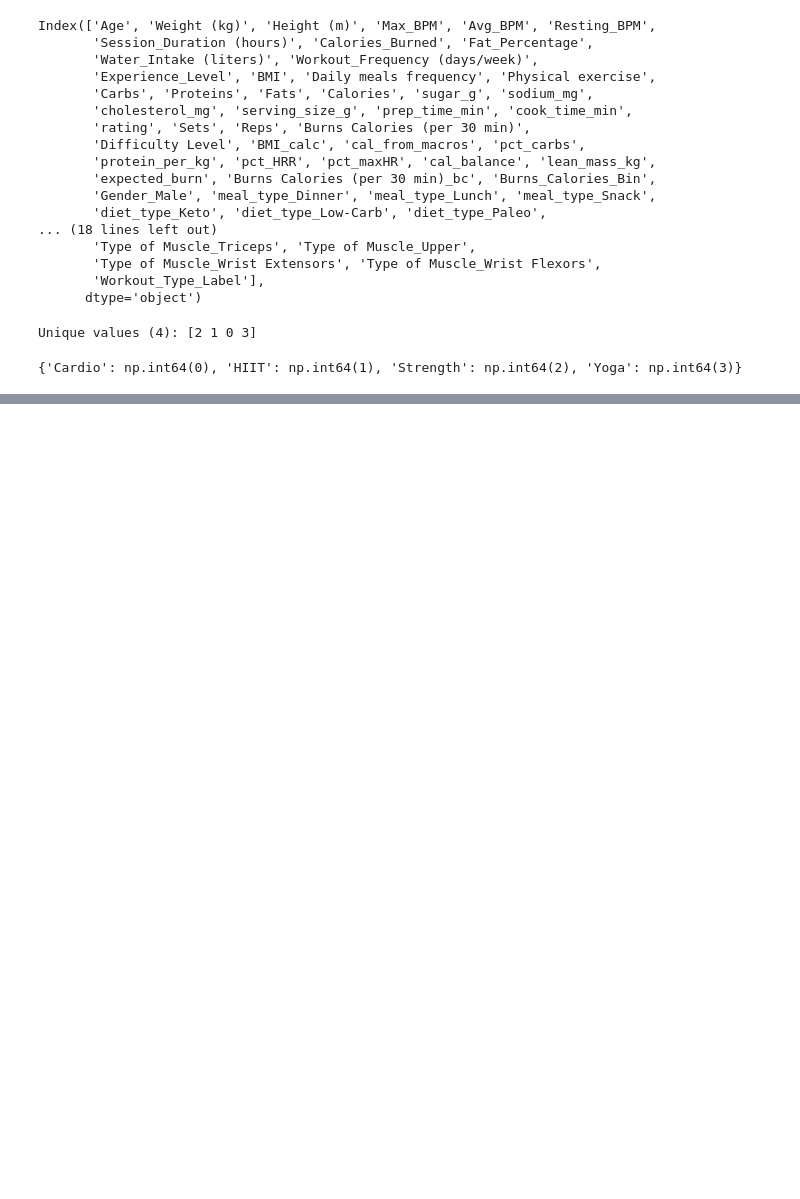
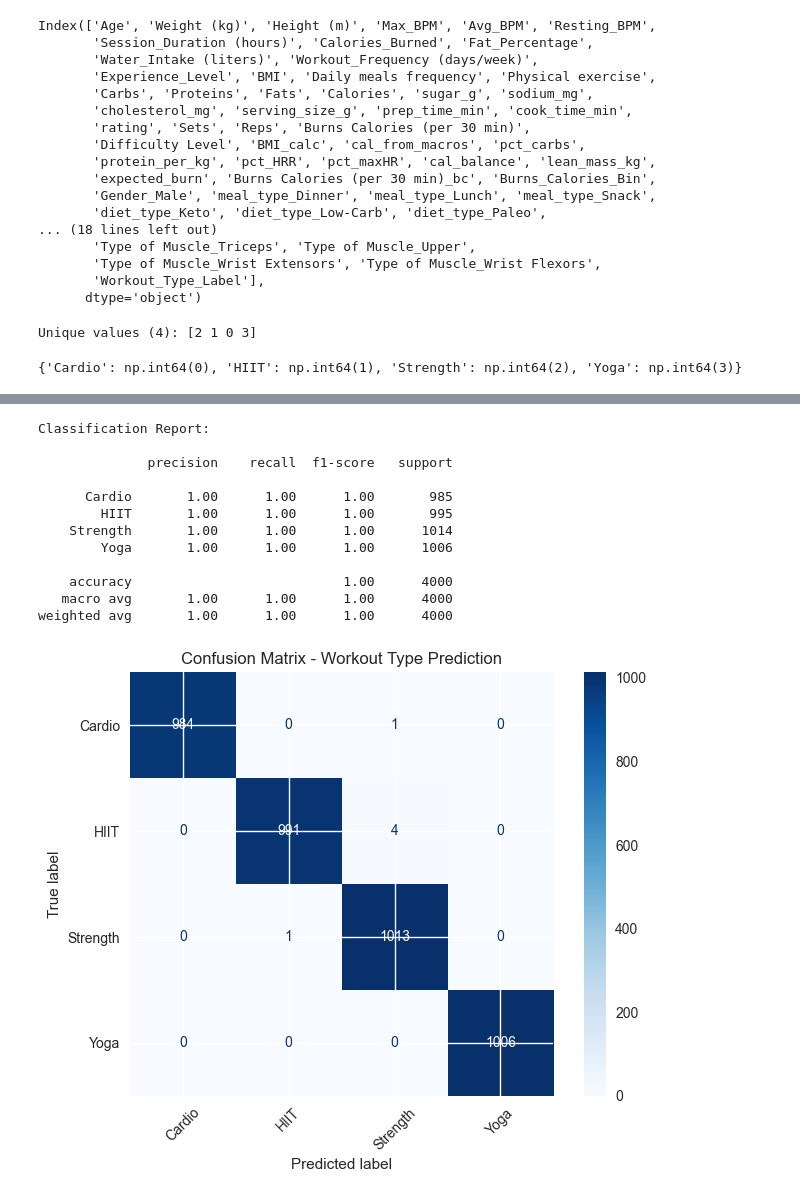
Before and after one commit to murad-02/FitLab, a Jupyter notebook: AI/Fit.ipynb, the cells around one changed output, grey strips where cells are left out. Cells and saved outputs as stored; diff of their text form; code cells hidden in the pictures; blank space fills up the shorter version.

```diff
--- a/AI/Fit.ipynb
+++ b/AI/Fit.ipynb
@@ -560,0 +785,9 @@ print(mapping)
+# %%
+import pandas as pd
+
+# Get feature importances from the trained model
+feature_importances = pd.Series(model.feature_importances_, index=X.columns)
+
+# Sort and select top 20
+top_20_features = feature_importances.sort_values(ascending=False).head(20).index.tolist()
+print("Top 20 features:", top_20_features)
@@ -560,0 +878,31 @@ print(mapping)
+# %%
+from sklearn.metrics import classification_report, confusion_matrix, ConfusionMatrixDisplay
+import matplotlib.pyplot as plt
+
+# Predict on test set
+y_pred = best_model.predict(X_test)
+
+# 1️⃣ Classification Report
+print("Classification Report:\n")
+print(classification_report(y_test, y_pred, target_names=le_target.classes_))
+
+# 2️⃣ Confusion Matrix
+cm = confusion_matrix(y_test, y_pred)
+disp = ConfusionMatrixDisplay(confusion_matrix=cm, display_labels=le_target.classes_)
+disp.plot(cmap=plt.cm.Blues, xticks_rotation=45)
+plt.title("Confusion Matrix - Workout Type Prediction")
+plt.show()
+# %% [output]
+Classification Report:
+
+              precision    recall  f1-score   support
+
+      Cardio       1.00      1.00      1.00       985
+        HIIT       1.00      1.00      1.00       995
+    Strength       1.00      1.00      1.00      1014
+        Yoga       1.00      1.00      1.00      1006
+
+    accuracy                           1.00      4000
+   macro avg       1.00      1.00      1.00      4000
+weighted avg       1.00      1.00      1.00      4000
+[figure, added]
```
Also changed, not shown: parts of 20 cells of this notebook.
